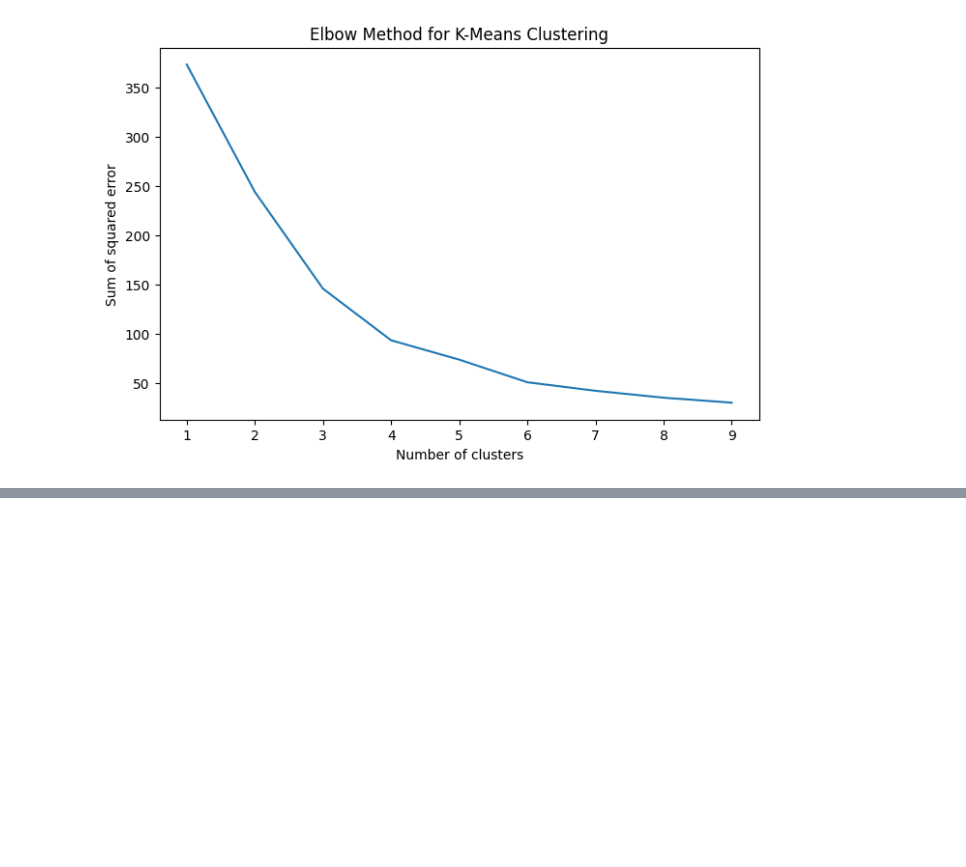
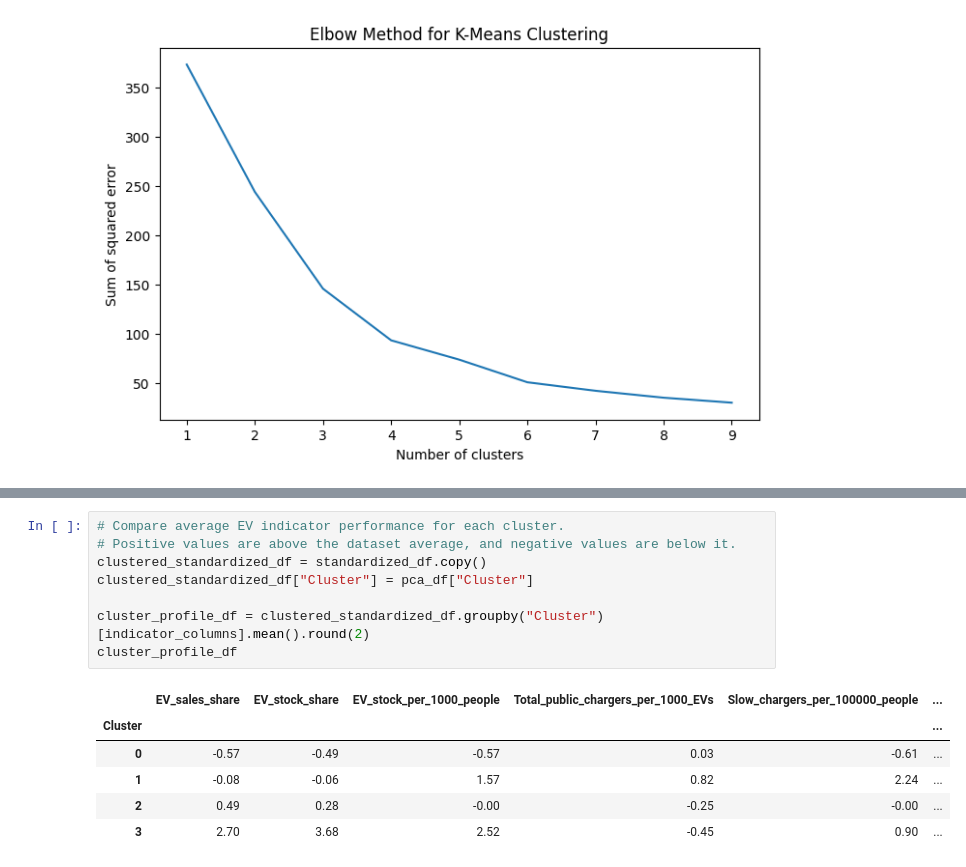
Before and after one commit to RathnamMeghana/DAV_CA1, a Jupyter notebook: index.ipynb, the cells around one changed output, grey strips where cells are left out. Saved outputs shown, nothing was run; the diff lists cells and outputs as text; blank space fills up the shorter version.

```diff
--- a/index.ipynb
+++ b/index.ipynb
@@ -1533,0 +1581,15 @@ plt.show()
+# %%
+# Compare average EV indicator performance for each cluster.
+# Positive values are above the dataset average, and negative values are below it.
+clustered_standardized_df = standardized_df.copy()
+clustered_standardized_df["Cluster"] = pca_df["Cluster"]
+
+cluster_profile_df = clustered_standardized_df.groupby("Cluster")[indicator_columns].mean().round(2)
+cluster_profile_df
+# %% [output]
+|  | EV_sales_share | EV_stock_share | EV_stock_per_1000_people | Total_public_chargers_per_1000_EVs | Slow_chargers_per_100000_people | ... |
+| Cluster |  |  |  |  |  | ... |
+| 0 | -0.57 | -0.49 | -0.57 | 0.03 | -0.61 | ... |
+| 1 | -0.08 | -0.06 | 1.57 | 0.82 | 2.24 | ... |
+| 2 | 0.49 | 0.28 | -0.00 | -0.25 | -0.00 | ... |
+| 3 | 2.70 | 3.68 | 2.52 | -0.45 | 0.90 | ... |
```
Also changed, not shown: parts of 3 cells of this notebook.
